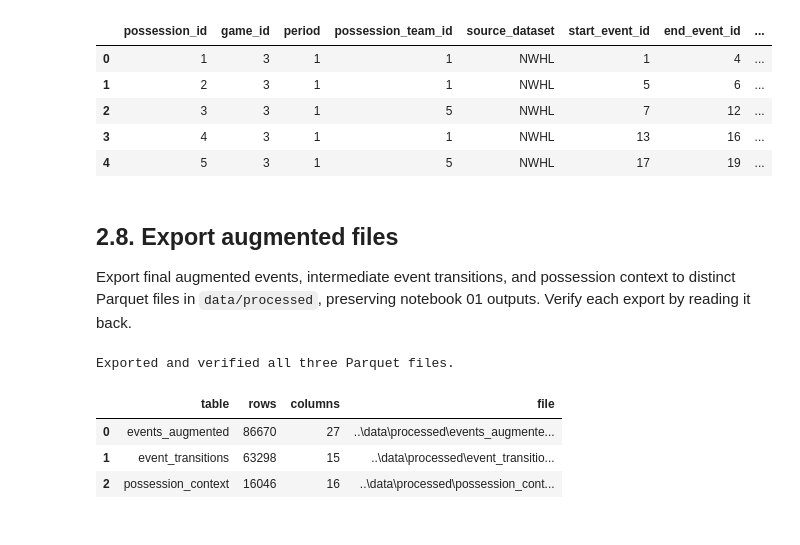
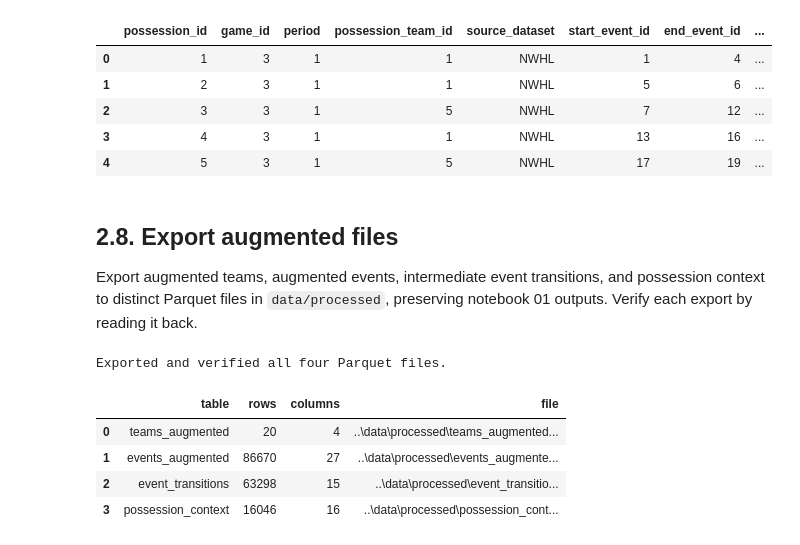
Before and after one commit to Fontaine44/hockey-pace-explorer, a Jupyter notebook: notebooks/02_data_augmentation.ipynb, the cells around one changed output. Cells and saved outputs as stored; diff of their text form; code cells hidden in the pictures.

Commit message:
Implement team color

```diff
--- a/notebooks/02_data_augmentation.ipynb
+++ b/notebooks/02_data_augmentation.ipynb
@@ -23,0 +28,22 @@ augmented_events_df = events_df.copy()
+# %%
+# Keep source team IDs and names intact; augment a separate copy.
+augmented_teams_df = teams_df.copy()
+augmented_teams_df["team_name"] = (
+    augmented_teams_df["team_name"].str.replace(r"\s*\(O(?:22|18)\)$", "", regex=True)
+)
+
+# Only Olympics 2022 teams have assigned colors. All other colors stay missing.
+olympic_colors = {
+    "Canada": "#C8102E",
+    "Finland": "#0077B6",
+    "Olympic Athletes from Russia": "#7B3294",
+    "Switzerland": "#A65F00",
+    "United States": "#002868",
+}
+is_olympics_2022 = augmented_teams_df["source_dataset"].eq("Olympics 2022")
+augmented_teams_df["color"] = (
+    augmented_teams_df["team_name"].map(olympic_colors)
+    .where(is_olympics_2022).astype("string")
+)
+assert augmented_teams_df.loc[is_olympics_2022, "color"].notna().all()
+display(augmented_teams_df)
@@ -430,30 +474,32 @@ Built context for 16,046 possessions.
 # %% [markdown]
 ## 2.8. Export augmented files
 
-Export final augmented events, intermediate event transitions, and possession context to distinct Parquet files in `data/processed`, preserving notebook 01 outputs. Verify each export by reading it back.
+Export augmented teams, augmented events, intermediate event transitions, and possession context to distinct Parquet files in `data/processed`, preserving notebook 01 outputs. Verify each export by reading it back.
 # %%
 export_tables = {
+    "teams_augmented": augmented_teams_df,
     "events_augmented": augmented_events_df,
     "event_transitions": transitions_df,
     "possession_context": possession_context_df,
 }
 
 PROCESSED_DATA_DIR.mkdir(parents=True, exist_ok=True)
 export_summary = []
 for name, df in export_tables.items():
     path = PROCESSED_DATA_DIR / f"{name}.parquet"
     df.to_parquet(path, engine="pyarrow", compression="snappy", index=False)
     saved = pd.read_parquet(path, engine="pyarrow")
     pd.testing.assert_frame_equal(saved, df.reset_index(drop=True), check_exact=True)
     export_summary.append({
         "table": name, "rows": len(saved), "columns": len(saved.columns), "file": str(path),
     })
 
-print("Exported and verified all three Parquet files.")
+print("Exported and verified all four Parquet files.")
 display(pd.DataFrame(export_summary))
 # %% [output]
-Exported and verified all three Parquet files.
+Exported and verified all four Parquet files.
 |  | table | rows | columns | file |
-| 0 | events_augmented | 86670 | 27 | ..\data\processed\events_augmente... |
-| 1 | event_transitions | 63298 | 15 | ..\data\processed\event_transitio... |
-| 2 | possession_context | 16046 | 16 | ..\data\processed\possession_cont... |
+| 0 | teams_augmented | 20 | 4 | ..\data\processed\teams_augmented... |
+| 1 | events_augmented | 86670 | 27 | ..\data\processed\events_augmente... |
+| 2 | event_transitions | 63298 | 15 | ..\data\processed\event_transitio... |
+| 3 | possession_context | 16046 | 16 | ..\data\processed\possession_cont... |
```
Also changed, not shown: parts of 2 cells of this notebook, 14 other files.
